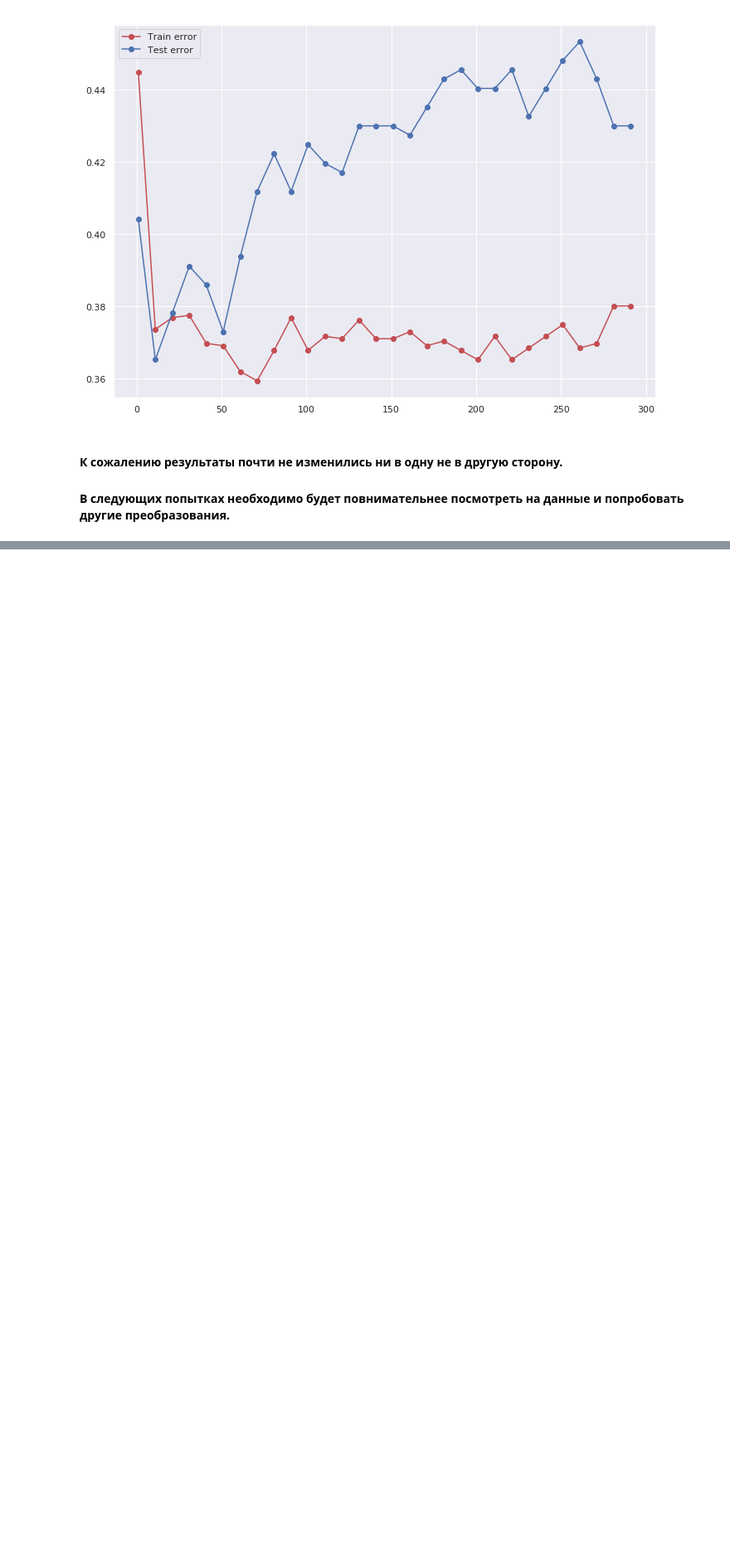
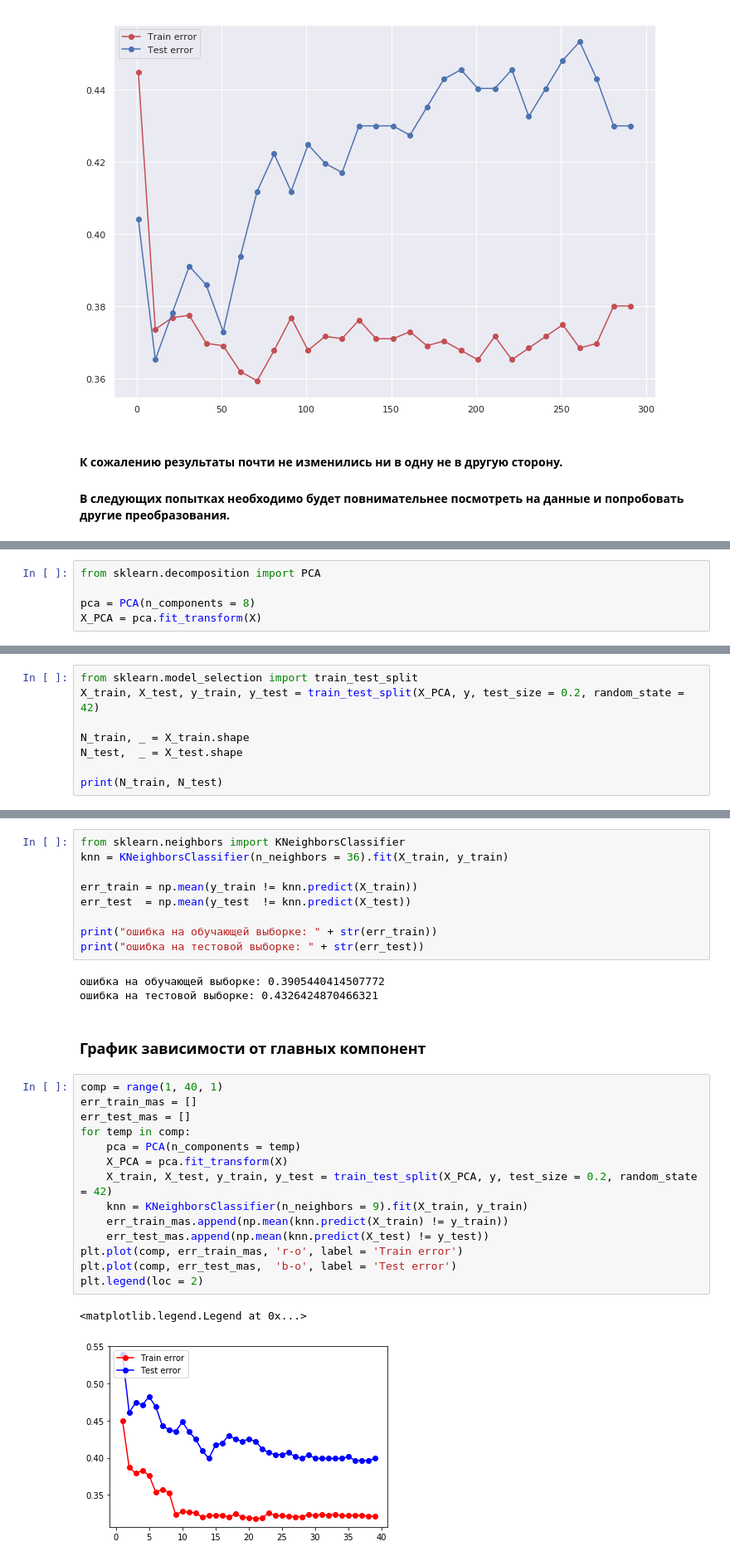
Before and after one commit to DaniilRoman/avito_data_mining, a Jupyter notebook: flats_avito.ipynb, the cells around one changed output, grey strips where cells are left out. Shown at 83% size. Cells and saved outputs as stored; diff of their text form; blank space fills up the shorter version.

```diff
--- a/flats_avito.ipynb
+++ b/flats_avito.ipynb
@@ -878,0 +910,5 @@ print_model_evaluetion(model, range(1, 300, 10))
+# %%
+from sklearn.decomposition import PCA
+
+pca = PCA(n_components = 8)
+X_PCA = pca.fit_transform(X)
@@ -878,0 +917,8 @@ print_model_evaluetion(model, range(1, 300, 10))
+# %%
+from sklearn.model_selection import train_test_split
+X_train, X_test, y_train, y_test = train_test_split(X_PCA, y, test_size = 0.2, random_state = 42)
+
+N_train, _ = X_train.shape
+N_test,  _ = X_test.shape
+
+print(N_train, N_test)
@@ -878,0 +931,31 @@ print_model_evaluetion(model, range(1, 300, 10))
+# %%
+from sklearn.neighbors import KNeighborsClassifier
+knn = KNeighborsClassifier(n_neighbors = 36).fit(X_train, y_train)
+
+err_train = np.mean(y_train != knn.predict(X_train))
+err_test  = np.mean(y_test  != knn.predict(X_test))
+
+print("ошибка на обучающей выборке: " + str(err_train))
+print("ошибка на тестовой выборке: " + str(err_test))
+# %% [output]
+ошибка на обучающей выборке: 0.3905440414507772
+ошибка на тестовой выборке: 0.4326424870466321
+# %% [markdown]
+### График зависимости от главных компонент
+# %%
+comp = range(1, 40, 1)
+err_train_mas = []
+err_test_mas = []
+for temp in comp:
+    pca = PCA(n_components = temp)
+    X_PCA = pca.fit_transform(X)
+    X_train, X_test, y_train, y_test = train_test_split(X_PCA, y, test_size = 0.2, random_state = 42)
+    knn = KNeighborsClassifier(n_neighbors = 9).fit(X_train, y_train)
+    err_train_mas.append(np.mean(knn.predict(X_train) != y_train))
+    err_test_mas.append(np.mean(knn.predict(X_test) != y_test))
+plt.plot(comp, err_train_mas, 'r-o', label = 'Train error')
+plt.plot(comp, err_test_mas,  'b-o', label = 'Test error')
+plt.legend(loc = 2)
+# %% [output]
+<matplotlib.legend.Legend at 0x...>
+[figure, added]
```
Also changed, not shown: parts of 17 cells of this notebook.
